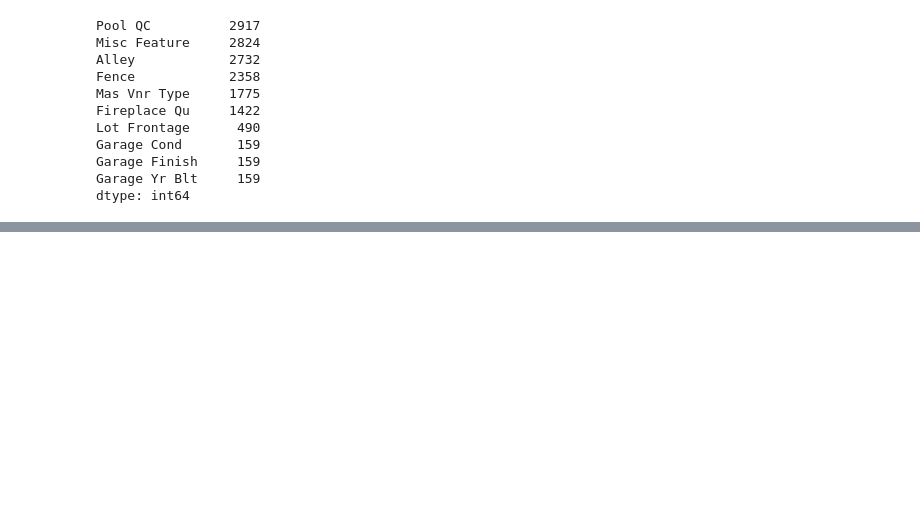
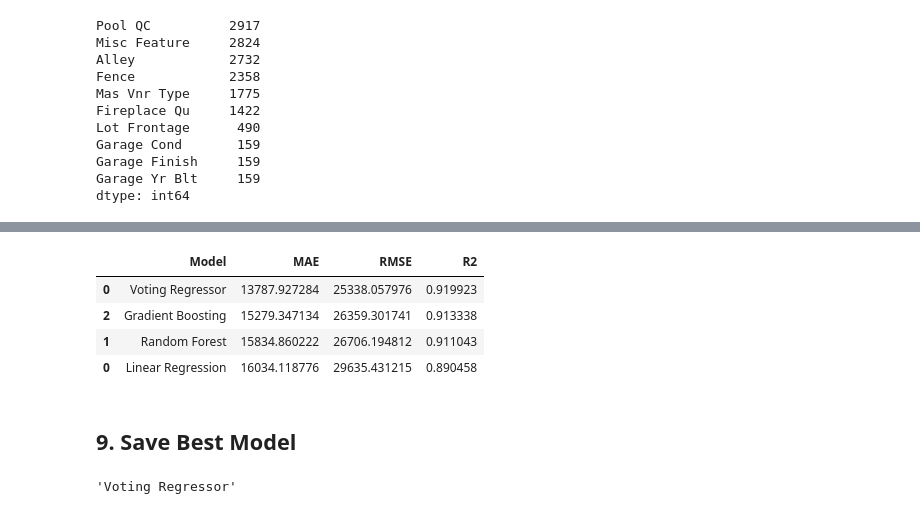
Before and after one commit to pabisha0098/Artificial-Intelligence-Coursework, a Jupyter notebook: 22067308_PabishaBhatta.ipynb, the cells around one changed output, grey strips where cells are left out. Drawn from its saved outputs; the diff is of its cells as text; code cells hidden in the pictures; blank space fills up the shorter version.

```diff
--- a/22067308_PabishaBhatta.ipynb
+++ b/22067308_PabishaBhatta.ipynb
@@ -84,0 +122,9 @@ dtype: int64
+# %%
+df = df.dropna(subset=[TARGET_COL])
+
+X = df.drop(columns=[TARGET_COL])
+y = df[TARGET_COL]
+
+X_train, X_test, y_train, y_test = train_test_split(
+    X, y, test_size=0.2, random_state=42
+)
@@ -84,0 +178,17 @@ dtype: int64
+# %%
+def evaluate(model, X_test, y_test):
+    preds = model.predict(X_test)
+    return {
+        "MAE": mean_absolute_error(y_test, preds),
+        "RMSE": np.sqrt(mean_squared_error(y_test, preds)),
+        "R2": r2_score(y_test, preds)
+    }
+# %%
+results = []
+
+for name, pipe in pipelines.items():
+    metrics = evaluate(pipe, X_test, y_test)
+    results.append({"Model": name, **metrics})
+
+results_df = pd.DataFrame(results)
+results_df
@@ -84,0 +204,10 @@ dtype: int64
+# %%
+voting_regressor = VotingRegressor(
+    estimators=[
+        ("lr", pipelines["Linear Regression"]),
+        ("rf", pipelines["Random Forest"]),
+        ("gb", pipelines["Gradient Boosting"])
+    ]
+)
+
+voting_regressor.fit(X_train, y_train)
@@ -84,0 +234,31 @@ dtype: int64
+# %%
+voting_metrics = evaluate(voting_regressor, X_test, y_test)
+results_df = pd.concat([
+    results_df,
+    pd.DataFrame([{"Model": "Voting Regressor", **voting_metrics}])
+])
+
+results_df.sort_values("RMSE")
+# %% [output]
+|  | Model | MAE | RMSE | R2 |
+| 0 | Voting Regressor | 13787.927284 | 25338.057976 | 0.919923 |
+| 2 | Gradient Boosting | 15279.347134 | 26359.301741 | 0.913338 |
+| 1 | Random Forest | 15834.860222 | 26706.194812 | 0.911043 |
+| 0 | Linear Regression | 16034.118776 | 29635.431215 | 0.890458 |
+# %% [markdown]
+## 9. Save Best Model
+# %%
+best_model_name = results_df.sort_values("RMSE").iloc[0]["Model"]
+
+best_model = (
+    voting_regressor if best_model_name == "Voting Regressor"
+    else pipelines[best_model_name]
+)
+
+os.makedirs("artifacts", exist_ok=True)
+joblib.dump(best_model, "artifacts/pipeline.joblib")
+results_df.to_csv("artifacts/metrics.csv", index=False)
+
+best_model_name
+# %% [output]
+'Voting Regressor'
```
Also changed, not shown: parts of 15 cells of this notebook.
